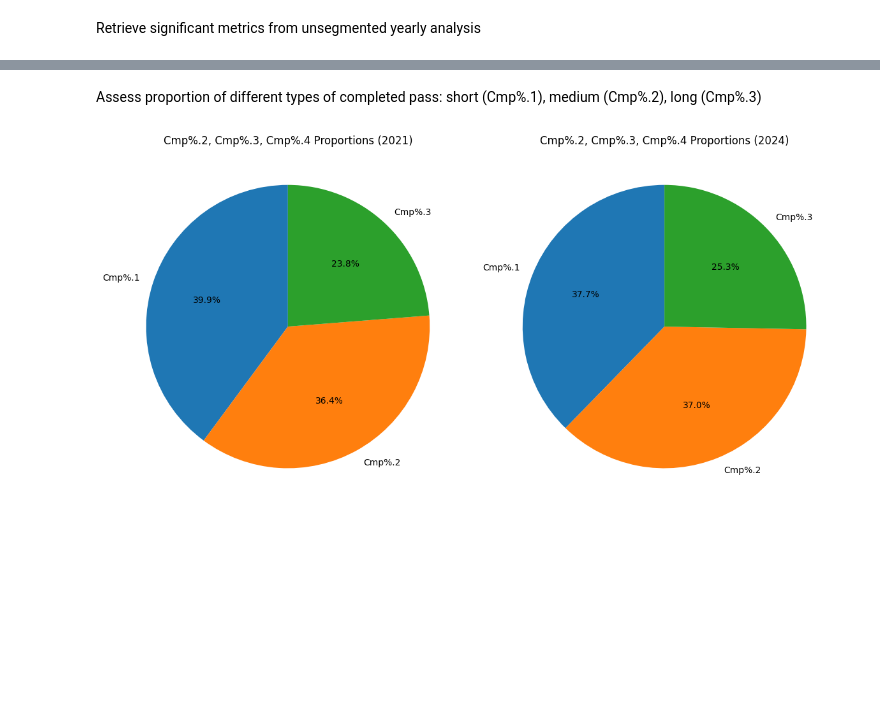
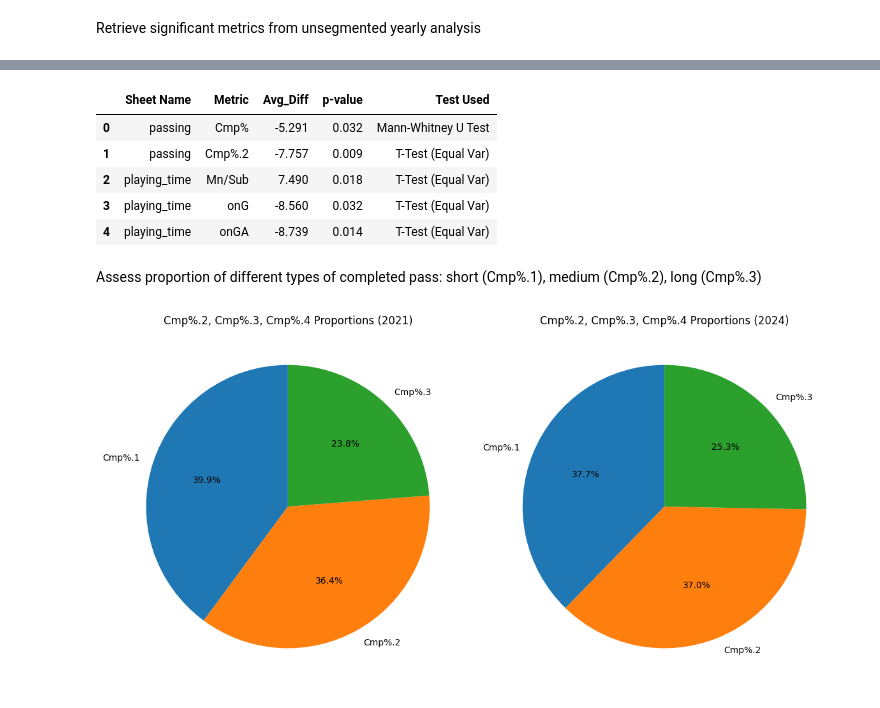
Before and after one commit to LouMeziere/Match-Performance-Analysis, a Jupyter notebook: analysis_roles.ipynb, the cells around one changed output, grey strips where cells are left out. Cells and saved outputs as stored; diff of their text form; code cells hidden in the pictures; blank space fills up the shorter version.

```diff
--- a/analysis_roles.ipynb
+++ b/analysis_roles.ipynb
@@ -612,3 +734,12 @@ print(significant_all_metric)
+# %%
+df_significant_all.head()
+# %% [output]
+|  | Sheet Name | Metric | Avg_Diff | p-value | Test Used |
+| 0 | passing | Cmp% | -5.291 | 0.032 | Mann-Whitney U Test |
+| 1 | passing | Cmp%.2 | -7.757 | 0.009 | T-Test (Equal Var) |
+| 2 | playing_time | Mn/Sub | 7.490 | 0.018 | T-Test (Equal Var) |
+| 3 | playing_time | onG | -8.560 | 0.032 | T-Test (Equal Var) |
+| 4 | playing_time | onGA | -8.739 | 0.014 | T-Test (Equal Var) |
 # %% [markdown]
 Assess proportion of different types of completed pass: short (Cmp%.1), medium (Cmp%.2), long (Cmp%.3)
 # %%
```
Also changed, not shown: parts of 23 cells of this notebook.
